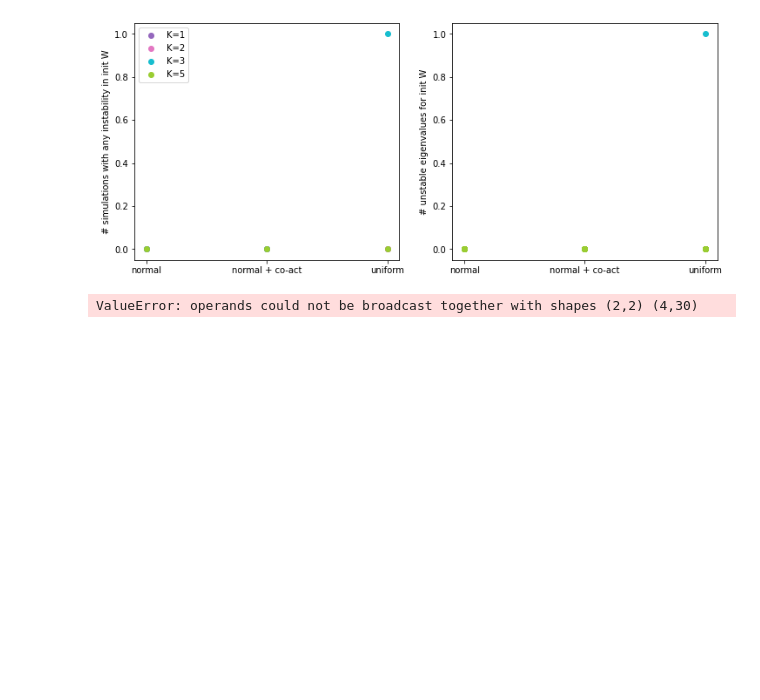
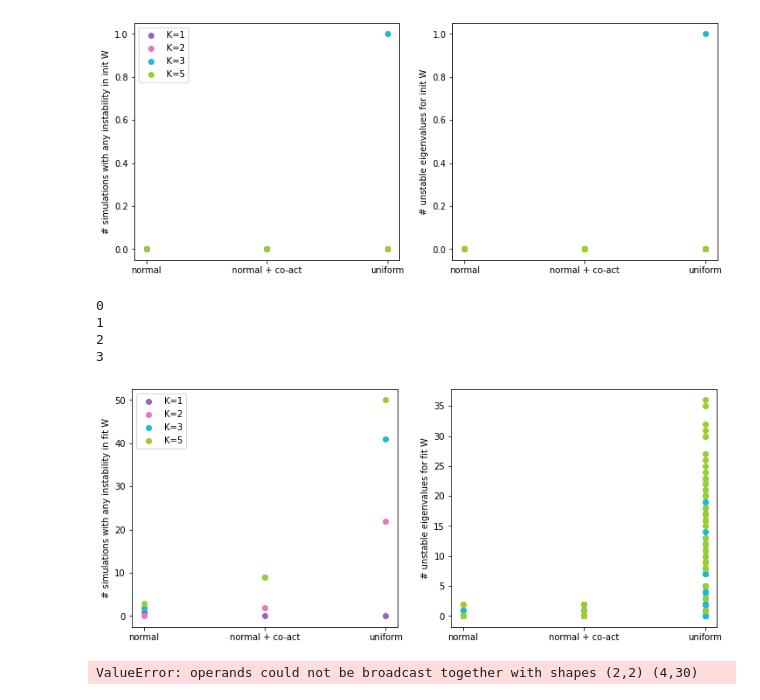
Before and after one commit to lenca56/EI-subspace-RNN, a Jupyter notebook: Analysis_Cluster_fixed_N.ipynb, the cells around one changed output. Saved outputs shown, nothing was run; the diff lists cells and outputs as text; code cells hidden in the pictures; blank space fills up the shorter version.

```diff
--- a/Analysis_Cluster_fixed_N.ipynb
+++ b/Analysis_Cluster_fixed_N.ipynb
@@ -257,35 +257,42 @@ plot_unstable_initializations(axes, num_simulations, K_vals=K_vals, j_values=j_v
 # %%
 def plot_unstable_fitting(axes, num_simulations, K_vals, j_values=[0,1]):
     w = load_data(N, K_values=K_vals, j_values=j_values, num_simulations=num_simulations, parameter='w')
     J = load_data(N, K_values=K_vals, j_values=j_values, num_simulations=num_simulations, parameter='J')
 
     for k in range(len(K_vals)):
+        print(k)
         binary_unstable_init = np.zeros((len(j_values), num_simulations))
         count_unstable_init = np.zeros((len(j_values), num_simulations))
 
         for simulation in range(num_simulations):
             for j in range(len(j_values)):
                 RNN = EI_subspace_RNN.EI_subspace_RNN(N_e, N_i, sparsity, J[k,j, simulation], seed=1)
                 fitW = RNN.build_full_weight_matrix(w[k,j,simulation])
                 binary_unstable_init[j, simulation], count_unstable_init[j, simulation] = check_unstable(fitW)
                 axes[1].scatter(j, count_unstable_init[j, simulation], color=color_dict.get(K_vals[k]))
 
         axes[0].scatter(j_values, binary_unstable_init.sum(axis=1), color=color_dict.get(K_vals[k]), label=f'K={K_vals[k]}')
         axes[0].set_xticks(j_values, J_possibility_title[j_values])
         axes[1].set_xticks(j_values, J_possibility_title[j_values])
-        axes[0].set_ylabel('# simulations with any instability in init W')
-        axes[1].set_ylabel('# unstable eigenvalues for init W')
+        axes[0].set_ylabel('# simulations with any instability in fit W')
+        axes[1].set_ylabel('# unstable eigenvalues for fit W')
         axes[0].legend(loc='upper left')
 
 fig, axes = plt.subplots(1,2, figsize=(12, 5))
-K_vals = [3,5]
+K_vals = [1,2,3,5]
 j_vals = [0,1,2]
 plot_unstable_fitting(axes, num_simulations, K_vals=K_vals, j_values=j_vals)
 # plt.savefig(f'figures/N={N}_K={K}_figure=3_plot_unstable_initializations', bbox_inches='tight', dpi=300)
 
 
 
 # plt.savefig(f'figures/N={N}_K={K}_figure=4_plot_unstable_fitting', bbox_inches='tight', dpi=300)
+# %% [output]
+0
+1
+2
+3
+[figure, added]
 # %%
 fig, axes = plt.subplots(1,2, figsize=(12, 5))
 def plot_fit_dynamics_error(axes, trueA, fitW, j_values=[0,1]):
```
Also changed, not shown: parts of 3 cells of this notebook, 2 other files.
